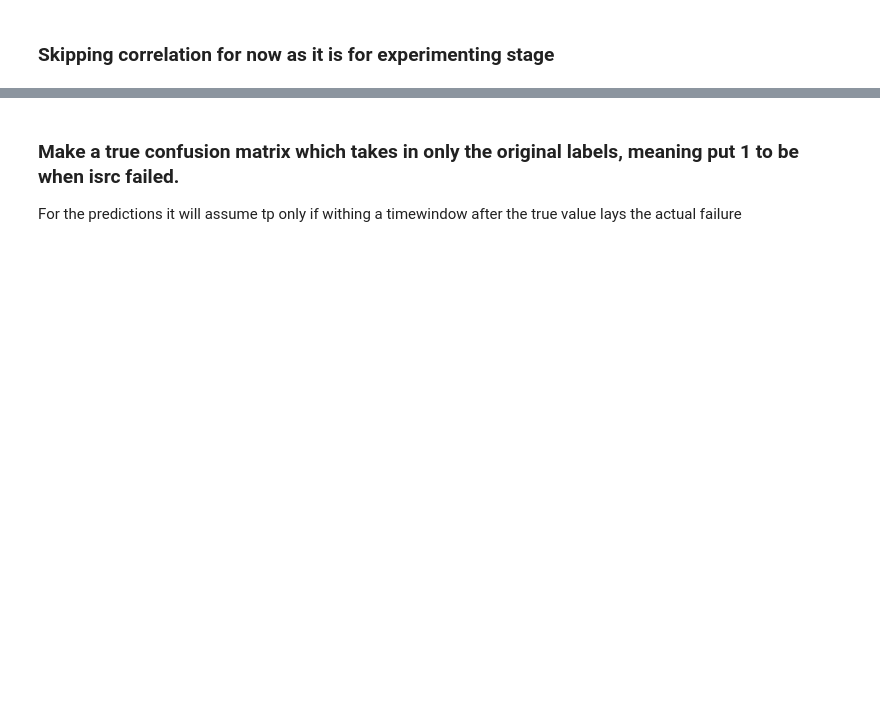
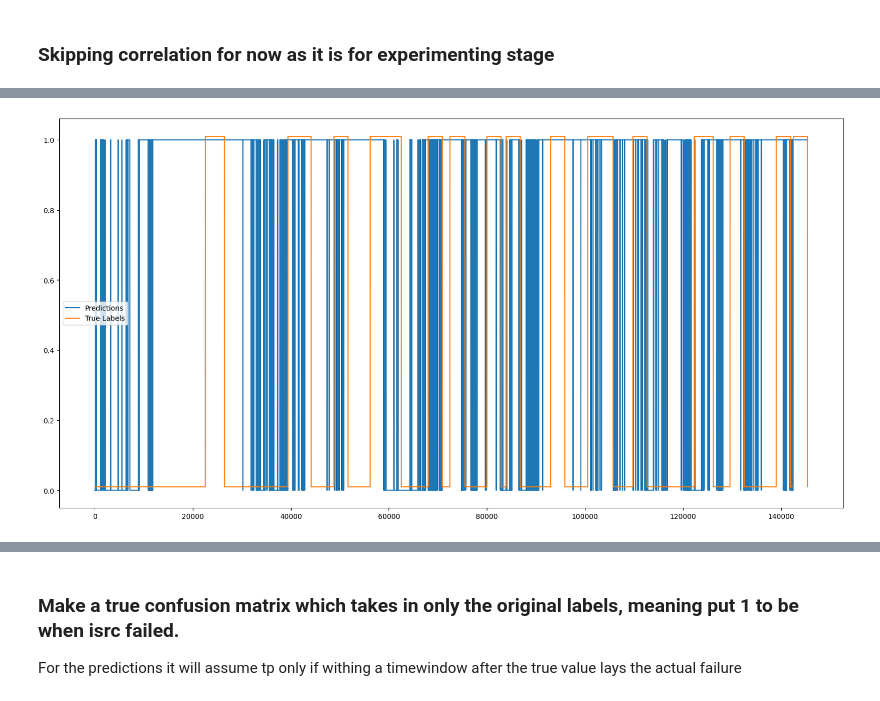
Before and after one commit to Svet0zar/ISIS-Ion-Source-Reliability, a Jupyter notebook: user run preprocessing/Mock.ipynb, the cells around one changed output, grey strips where cells are left out. Drawn from its saved outputs; the diff is of its cells as text; code cells hidden in the pictures; blank space fills up the shorter version.

```diff
--- a/user run preprocessing/Mock.ipynb
+++ b/user run preprocessing/Mock.ipynb
@@ -140,3 +160,15 @@ weighted avg       0.93      0.97      0.95    145443
+# %%
+plott = y_test.to_list()
+plott = [i+0.01 for i in plott]
+import matplotlib.pyplot as plt
+
+plt.figure(figsize=(20, 10))
+plt.plot(y_pred, label='Predictions')
+plt.plot(plott,label='True Labels')
+plt.legend()
+plt.show()
+# %% [output]
+[figure, added]
 # %%
 # from xgboost import XGBClassifier
 
```
Also changed, not shown: parts of 26 cells of this notebook, 2 other files.
